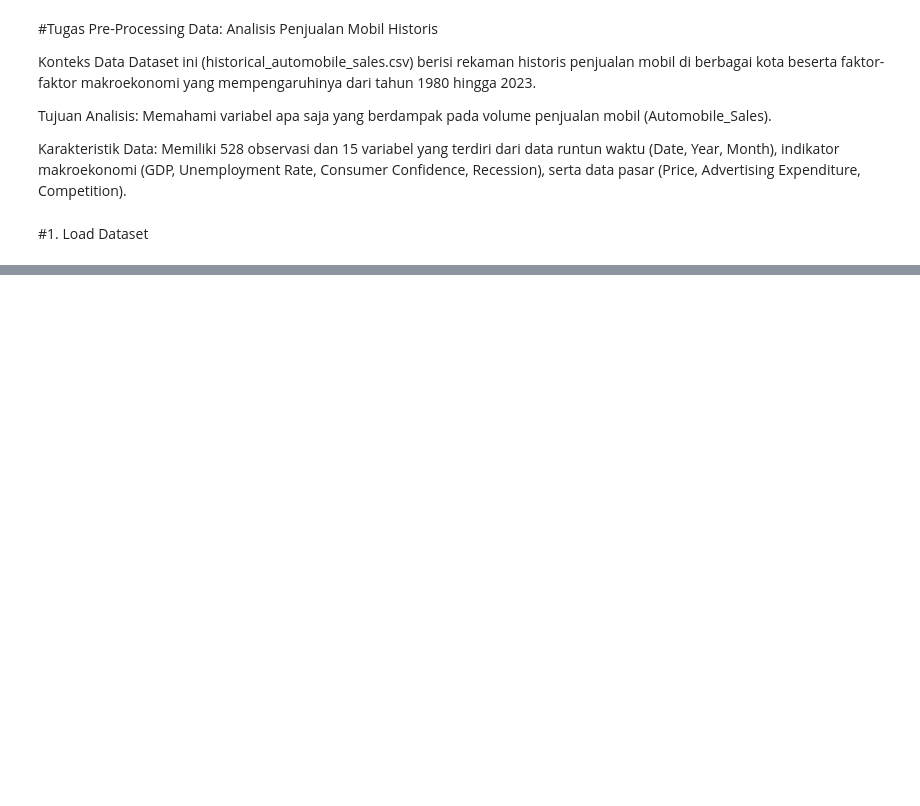
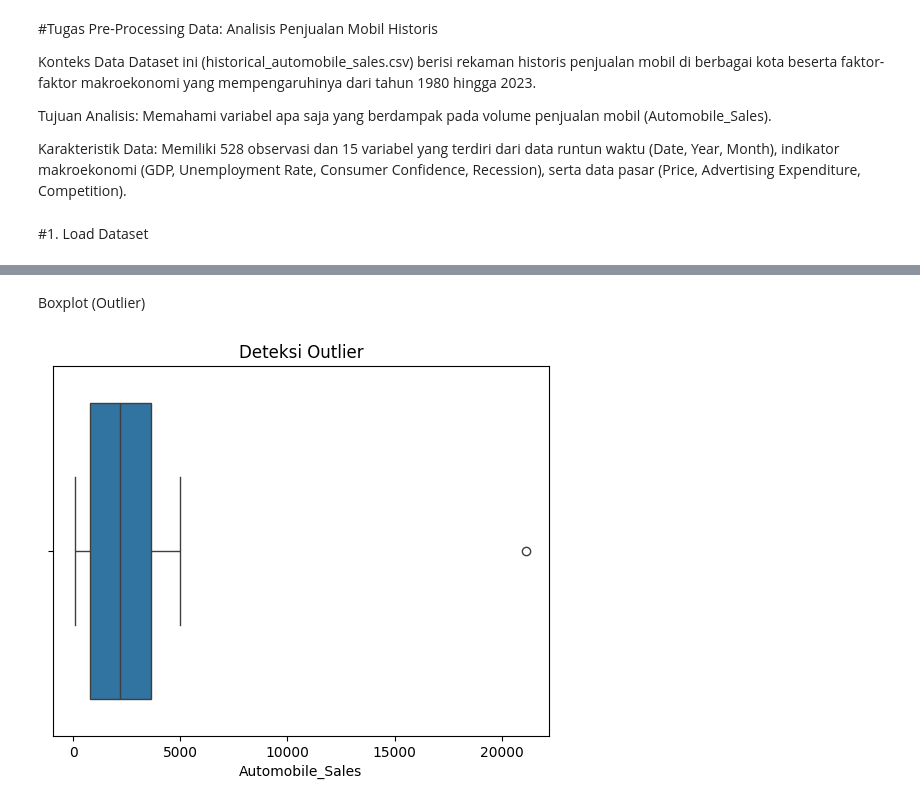
Before and after one commit to Alinberlian/iris-bootstrap-eda, a Jupyter notebook: Data_Pre_Processing.ipynb, the cells around one changed output, grey strips where cells are left out. Cells and saved outputs as stored; diff of their text form; code cells hidden in the pictures; blank space fills up the shorter version.

```diff
--- a/Data_Pre_Processing.ipynb
+++ b/Data_Pre_Processing.ipynb
@@ -278,0 +119,8 @@ Hasil ekspor akhir berupa dataset historical_automobile_sales_preprocessed.csv k
+# %% [markdown]
+Boxplot (Outlier)
+# %%
+sns.boxplot(x=df['Automobile_Sales'])
+plt.title('Deteksi Outlier')
+plt.show()
+# %% [output]
+[figure, added]
```
Also changed, not shown: parts of 63 cells of this notebook.
